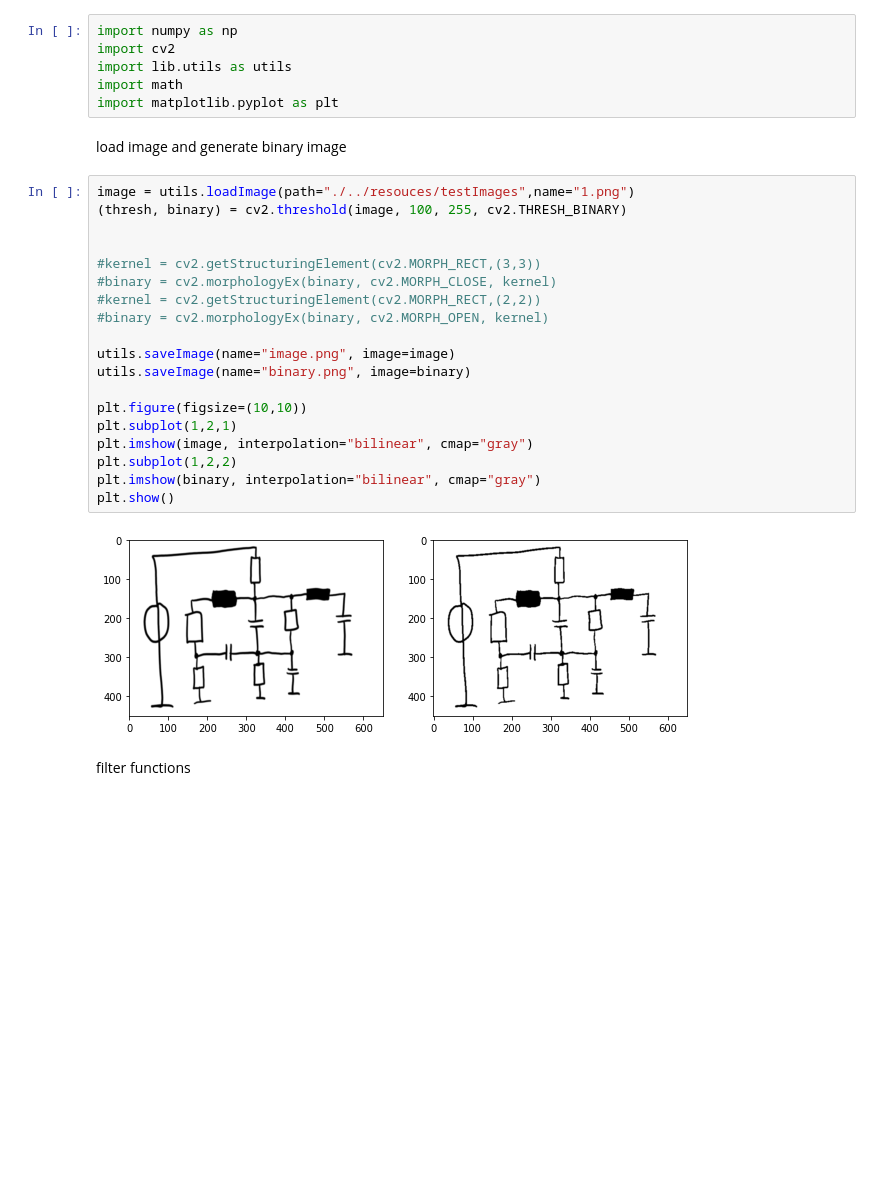
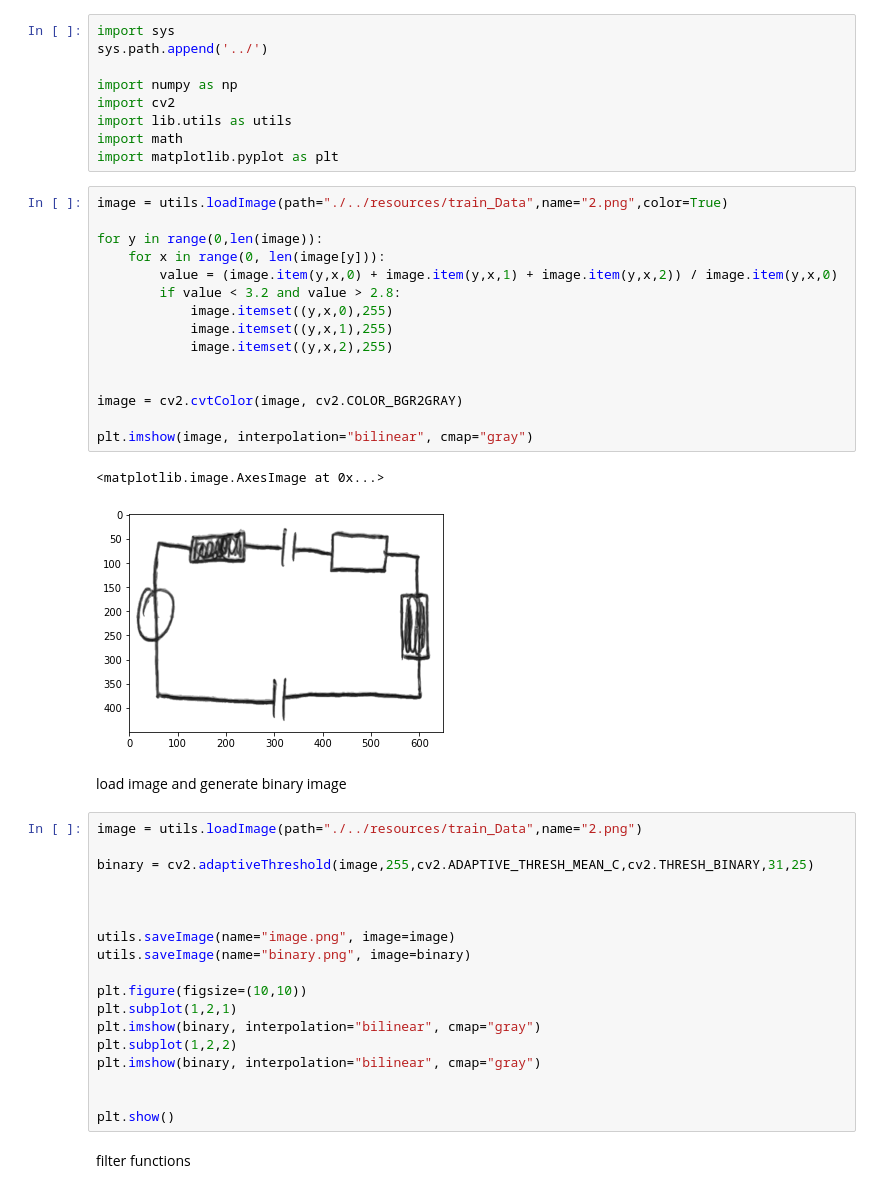
Before and after one commit to Chris022/smarter-circuits, a Jupyter notebook: dev/imagePreprocessing.IPYNB, the cells around one changed output. Saved outputs shown, nothing was run; the diff lists cells and outputs as text; blank space fills up the shorter version.

```diff
--- a/dev/imagePreprocessing.IPYNB
+++ b/dev/imagePreprocessing.IPYNB
@@ -1,32 +1,50 @@
 # %%
+import sys
+sys.path.append('../')
+
 import numpy as np
 import cv2
 import lib.utils as utils
 import math
 import matplotlib.pyplot as plt
+# %%
+image = utils.loadImage(path="./../resources/train_Data",name="2.png",color=True)
+
+for y in range(0,len(image)):
+    for x in range(0, len(image[y])):
+        value = (image.item(y,x,0) + image.item(y,x,1) + image.item(y,x,2)) / image.item(y,x,0)
+        if value < 3.2 and value > 2.8:
+            image.itemset((y,x,0),255)
+            image.itemset((y,x,1),255)
+            image.itemset((y,x,2),255)
+
+
+image = cv2.cvtColor(image, cv2.COLOR_BGR2GRAY)
+
+plt.imshow(image, interpolation="bilinear", cmap="gray")
+# %% [output]
+<matplotlib.image.AxesImage at 0x...>
+[figure, added]
 # %% [markdown]
 load image and generate binary image
 # %%
-image = utils.loadImage(path="./../resouces/testImages",name="1.png")
-(thresh, binary) = cv2.threshold(image, 100, 255, cv2.THRESH_BINARY)
+image = utils.loadImage(path="./../resources/train_Data",name="2.png")
+
+binary = cv2.adaptiveThreshold(image,255,cv2.ADAPTIVE_THRESH_MEAN_C,cv2.THRESH_BINARY,31,25)
 
 
-#kernel = cv2.getStructuringElement(cv2.MORPH_RECT,(3,3))
-#binary = cv2.morphologyEx(binary, cv2.MORPH_CLOSE, kernel)
-#kernel = cv2.getStructuringElement(cv2.MORPH_RECT,(2,2))
-#binary = cv2.morphologyEx(binary, cv2.MORPH_OPEN, kernel)
 
 utils.saveImage(name="image.png", image=image)
 utils.saveImage(name="binary.png", image=binary)
 
 plt.figure(figsize=(10,10))
 plt.subplot(1,2,1)
-plt.imshow(image, interpolation="bilinear", cmap="gray")
+plt.imshow(binary, interpolation="bilinear", cmap="gray")
 plt.subplot(1,2,2)
 plt.imshow(binary, interpolation="bilinear", cmap="gray")
+
+
 plt.show()
-# %% [output]
-[figure, removed]
 # %% [markdown]
 filter functions
 # %%
```
Also changed, not shown: parts of 3 cells of this notebook, 41 other files.
